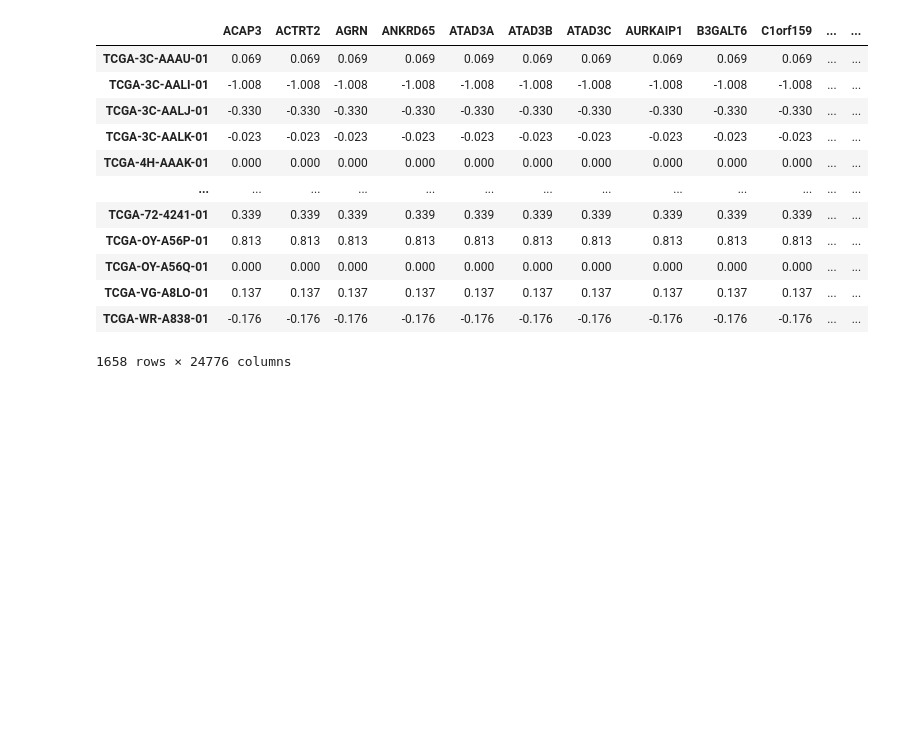
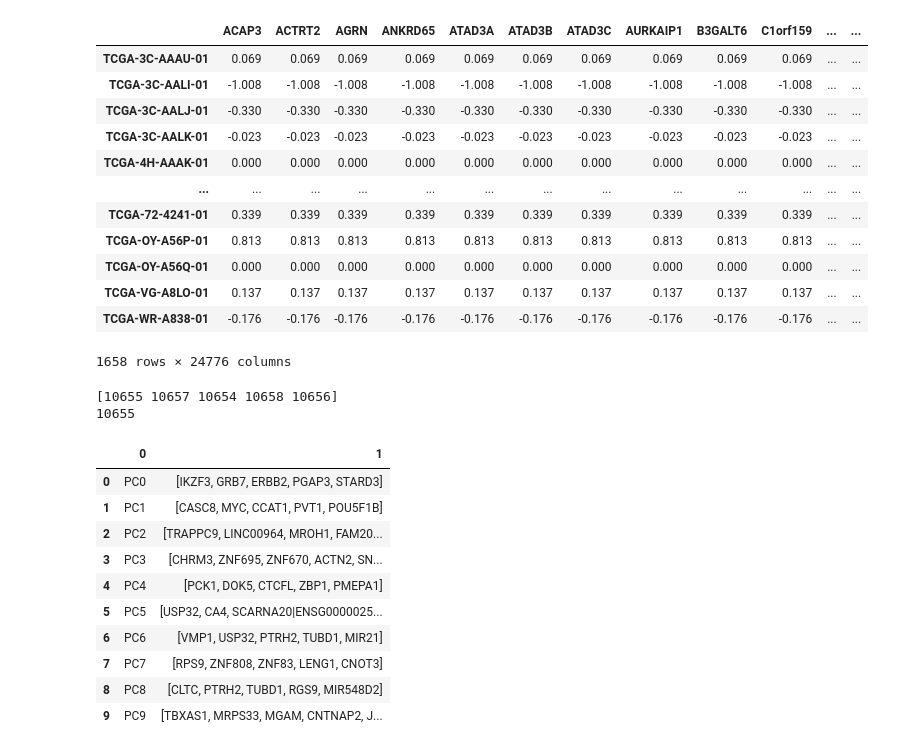
Before and after one commit to behradkoohy/comp3212-cancer-exploration, a Jupyter notebook: 1.decision_trees.ipynb, the cells around one changed output. Cells and saved outputs as stored; diff of their text form; code cells hidden in the pictures; blank space fills up the shorter version.

```diff
--- a/1.decision_trees.ipynb
+++ b/1.decision_trees.ipynb
@@ -298,3 +298,43 @@ X
 | TCGA-VG-A8LO-01 | 0.137 | 0.137 | 0.137 | 0.137 | 0.137 | 0.137 | 0.137 | 0.137 | 0.137 | 0.137 | ... | ... |
 | TCGA-WR-A838-01 | -0.176 | -0.176 | -0.176 | -0.176 | -0.176 | -0.176 | -0.176 | -0.176 | -0.176 | -0.176 | ... | ... |
 1658 rows × 24776 columns
+# %%
+
+# number of components
+n_pcs= pca.components_.shape[0]
+
+# get the index of the most important feature on EACH component
+# LIST COMPREHENSION HERE
+print((np.abs(pca.components_[1]).argsort()[::-1])[:5])
+print(np.abs(pca.components_[1]).argmax())
+
+most_important = [np.abs(((np.abs(pca.components_[i]).argsort()[:5:-1])[:5])) for i in range(n_pcs)]
+
+initial_feature_names = features1
+
+most_important_names2 = []
+for x in most_important:
+    temp = []
+    for y in x:
+        temp.append(initial_feature_names[y])
+    most_important_names2.append(temp)
+
+dic = {'PC{}'.format(i): most_important_names2[i] for i in range(n_pcs)}
+df = pd.DataFrame(dic.items())
+#print(most_important_names2)
+
+df.head(10)
+# %% [output]
+[10655 10657 10654 10658 10656]
+10655
+|  | 0 | 1 |
+| 0 | PC0 | [IKZF3, GRB7, ERBB2, PGAP3, STARD3] |
+| 1 | PC1 | [CASC8, MYC, CCAT1, PVT1, POU5F1B] |
+| 2 | PC2 | [TRAPPC9, LINC00964, MROH1, FAM20... |
+| 3 | PC3 | [CHRM3, ZNF695, ZNF670, ACTN2, SN... |
+| 4 | PC4 | [PCK1, DOK5, CTCFL, ZBP1, PMEPA1] |
+| 5 | PC5 | [USP32, CA4, SCARNA20|ENSG0000025... |
+| 6 | PC6 | [VMP1, USP32, PTRH2, TUBD1, MIR21] |
+| 7 | PC7 | [RPS9, ZNF808, ZNF83, LENG1, CNOT3] |
+| 8 | PC8 | [CLTC, PTRH2, TUBD1, RGS9, MIR548D2] |
+| 9 | PC9 | [TBXAS1, MRPS33, MGAM, CNTNAP2, J... |
```
Also changed, not shown: parts of 8 cells of this notebook, 1 other file.
